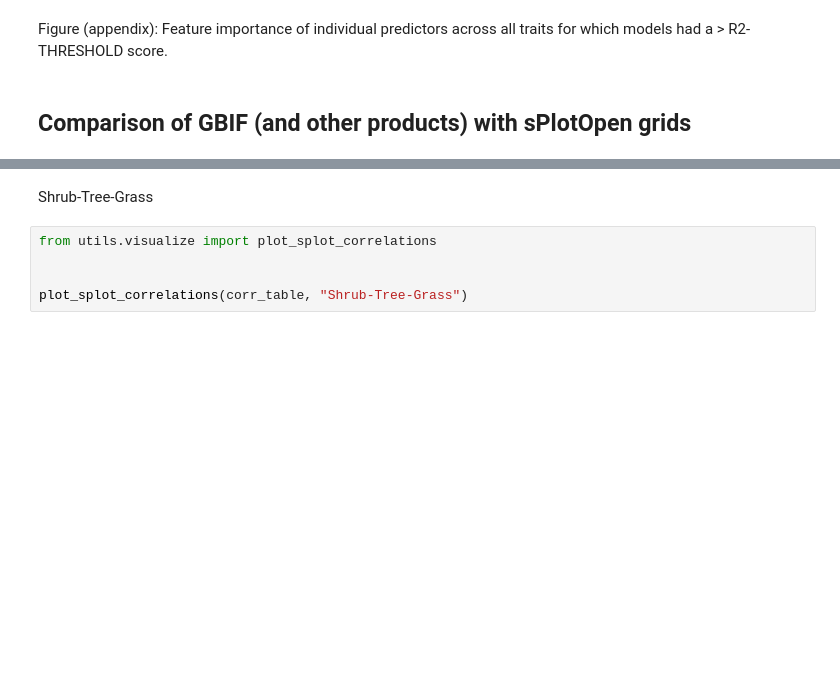
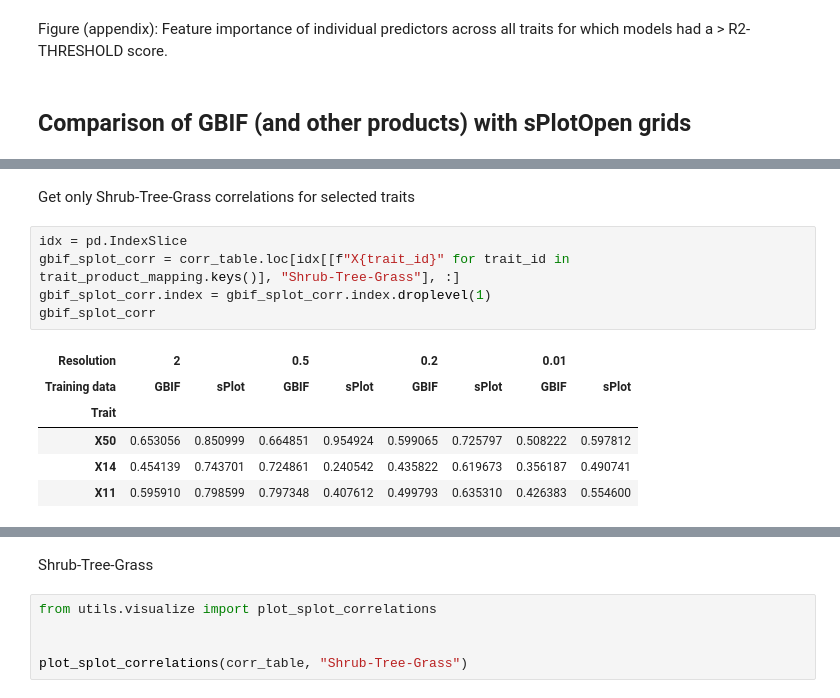
Before and after one commit to dluks/clim2traits, a Jupyter notebook: 4-ExploreResults.ipynb, the cells around one changed output, grey strips where cells are left out. Drawn from its saved outputs; the diff is of its cells as text; blank space fills up the shorter version.

```diff
--- a/4-ExploreResults.ipynb
+++ b/4-ExploreResults.ipynb
@@ -587,0 +574,14 @@ corr_table.round(2)
+# %% [markdown]
+Get only Shrub-Tree-Grass correlations for selected traits
+# %%
+idx = pd.IndexSlice
+gbif_splot_corr = corr_table.loc[idx[[f"X{trait_id}" for trait_id in trait_product_mapping.keys()], "Shrub-Tree-Grass"], :]
+gbif_splot_corr.index = gbif_splot_corr.index.droplevel(1)
+gbif_splot_corr
+# %% [output]
+| Resolution | 2 |  | 0.5 |  | 0.2 |  | 0.01 |  |
+| Training data | GBIF | sPlot | GBIF | sPlot | GBIF | sPlot | GBIF | sPlot |
+| Trait |  |  |  |  |  |  |  |  |
+| X50 | 0.653056 | 0.850999 | 0.664851 | 0.954924 | 0.599065 | 0.725797 | 0.508222 | 0.597812 |
+| X14 | 0.454139 | 0.743701 | 0.724861 | 0.240542 | 0.435822 | 0.619673 | 0.356187 | 0.490741 |
+| X11 | 0.595910 | 0.798599 | 0.797348 | 0.407612 | 0.499793 | 0.635310 | 0.426383 | 0.554600 |
```
Also changed, not shown: parts of 25 cells of this notebook.
